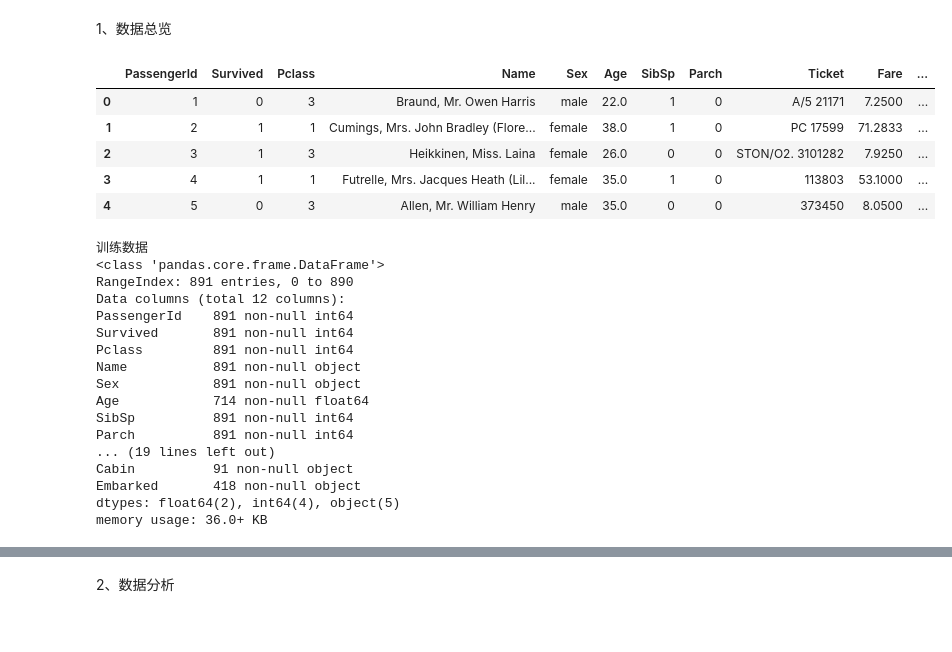
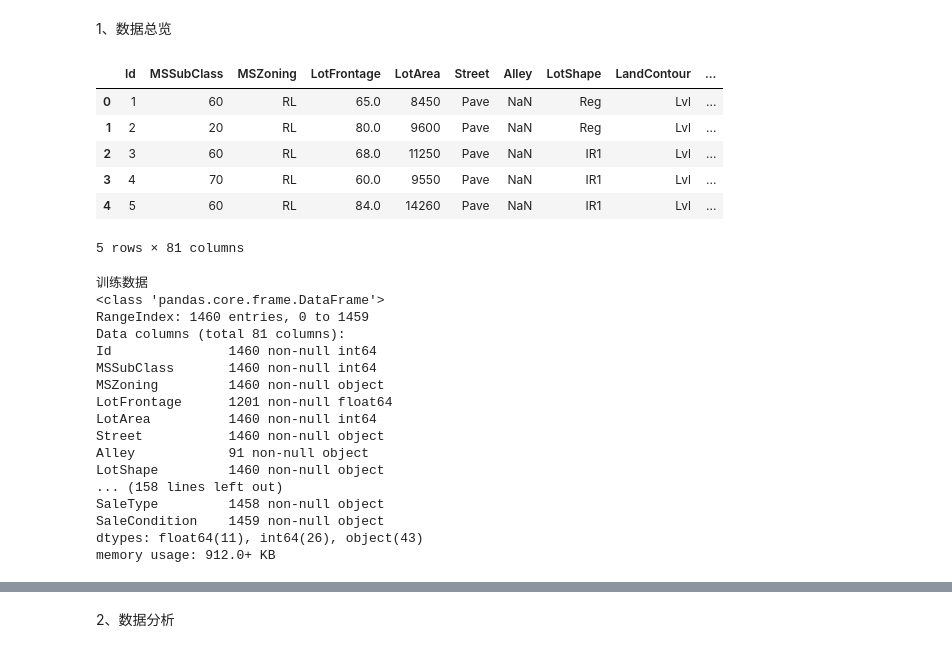
Before and after one commit to zqb1992/kaggle, a Jupyter notebook: competitions/getting-started/House Price/code/House_price_solution.ipynb, the cells around one changed output, grey strips where cells are left out. Cells and saved outputs as stored; diff of their text form; code cells hidden in the pictures.

```diff
--- a/competitions/getting-started/House Price/code/House_price_solution.ipynb
+++ b/competitions/getting-started/House Price/code/House_price_solution.ipynb
@@ -27,39 +17,41 @@ import matplotlib.pyplot as plt
 # %% [markdown]
 1、数据总览
 # %%
-train_df = pd.read_csv('../data/train.csv')
-test_df = pd.read_csv('../data/test.csv')
+train = pd.read_csv('../data/train.csv')
+test = pd.read_csv('../data/test.csv')
 # %%
-train_df.head(5)
+train.head(5)
 # %% [output]
-|  | PassengerId | Survived | Pclass | Name | Sex | Age | SibSp | Parch | Ticket | Fare | ... |
-| 0 | 1 | 0 | 3 | Braund, Mr. Owen Harris | male | 22.0 | 1 | 0 | A/5 21171 | 7.2500 | ... |
-| 1 | 2 | 1 | 1 | Cumings, Mrs. John Bradley (Flore... | female | 38.0 | 1 | 0 | PC 17599 | 71.2833 | ... |
-| 2 | 3 | 1 | 3 | Heikkinen, Miss. Laina | female | 26.0 | 0 | 0 | STON/O2. 3101282 | 7.9250 | ... |
-| 3 | 4 | 1 | 1 | Futrelle, Mrs. Jacques Heath (Lil... | female | 35.0 | 1 | 0 | 113803 | 53.1000 | ... |
-| 4 | 5 | 0 | 3 | Allen, Mr. William Henry | male | 35.0 | 0 | 0 | 373450 | 8.0500 | ... |
+|  | Id | MSSubClass | MSZoning | LotFrontage | LotArea | Street | Alley | LotShape | LandContour | ... |
+| 0 | 1 | 60 | RL | 65.0 | 8450 | Pave | NaN | Reg | Lvl | ... |
+| 1 | 2 | 20 | RL | 80.0 | 9600 | Pave | NaN | Reg | Lvl | ... |
+| 2 | 3 | 60 | RL | 68.0 | 11250 | Pave | NaN | IR1 | Lvl | ... |
+| 3 | 4 | 70 | RL | 60.0 | 9550 | Pave | NaN | IR1 | Lvl | ... |
+| 4 | 5 | 60 | RL | 84.0 | 14260 | Pave | NaN | IR1 | Lvl | ... |
+5 rows × 81 columns
 # %%
 #查看各列信息，主要看是否有缺失值
 print("训练数据")
-train_df.info()
+train.info()
 #测试集数据查看
+print("*"*40)
 print("测试数据")
-test_df.info()
+test.info()
 # %% [output]
 训练数据
 <class 'pandas.core.frame.DataFrame'>
-RangeIndex: 891 entries, 0 to 890
-Data columns (total 12 columns):
-PassengerId    891 non-null int64
-Survived       891 non-null int64
-Pclass         891 non-null int64
-Name           891 non-null object
-Sex            891 non-null object
-Age            714 non-null float64
-SibSp          891 non-null int64
-Parch          891 non-null int64
-... (19 lines left out)
-Cabin          91 non-null object
-Embarked       418 non-null object
-dtypes: float64(2), int64(4), object(5)
-memory usage: 36.0+ KB
+RangeIndex: 1460 entries, 0 to 1459
+Data columns (total 81 columns):
+Id               1460 non-null int64
+MSSubClass       1460 non-null int64
+MSZoning         1460 non-null object
+LotFrontage      1201 non-null float64
+LotArea          1460 non-null int64
+Street           1460 non-null object
+Alley            91 non-null object
+LotShape         1460 non-null object
+... (158 lines left out)
+SaleType         1458 non-null object
+SaleCondition    1459 non-null object
+dtypes: float64(11), int64(26), object(43)
+memory usage: 912.0+ KB
```
Also changed, not shown: parts of 7 cells of this notebook.
